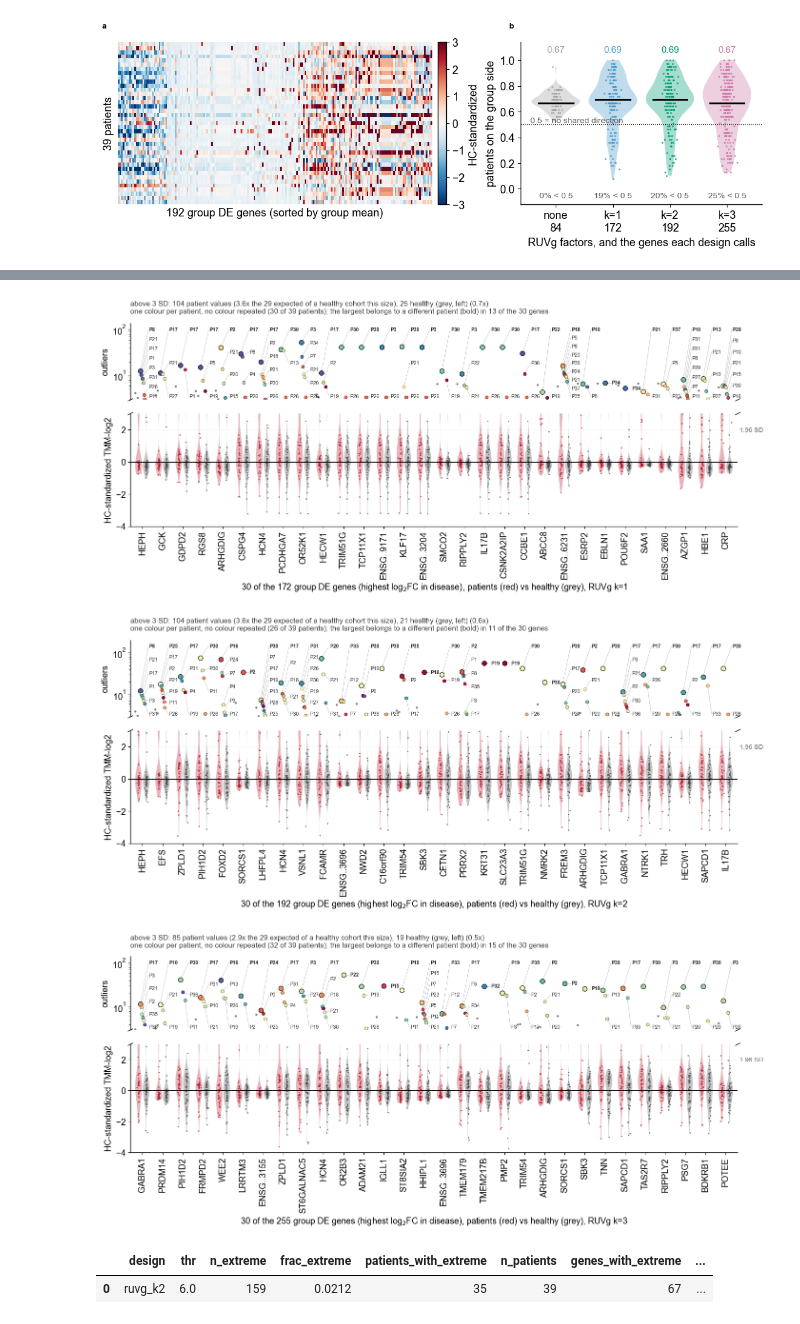
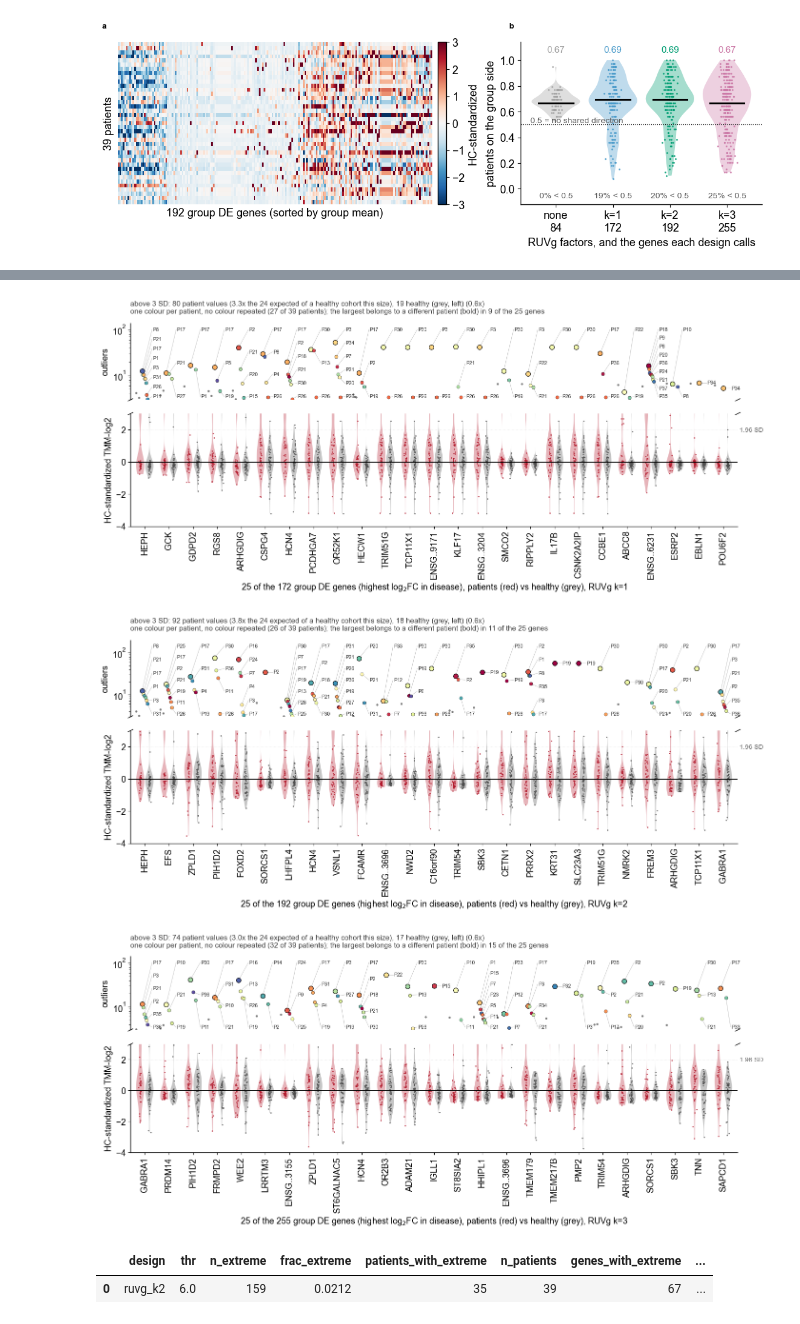
Before and after one commit to jmj3078/cfRNA_NormativeModeling, a Jupyter notebook: EDA/10_group_contrast_limits.ipynb, the cells around one changed output, grey strips where cells are left out. Cells and saved outputs as stored; diff of their text form; code cells hidden in the pictures.

```diff
--- a/EDA/10_group_contrast_limits.ipynb
+++ b/EDA/10_group_contrast_limits.ipynb
@@ -61,5 +58,5 @@ from analysis.plot_group_contrast import DESIGNS
 
 for d in DESIGNS:
     plot_top_degs(D, save_path=FIG / f'fig_group_top_degs_violin__{d}__{COHORT}.png',
-                  n_show=30, design=d, thr=3, rank='lfc')
+                  n_show=25, design=d, thr=3, rank='lfc')
 # %% [output]
@@ -67,6 +64,6 @@ for d in DESIGNS:
-[figure, old version]
+[figure, new version]
-[figure, old version]
+[figure, new version]
-[figure, old version]
+[figure, new version]
 # %%
 outlier_decomposition(D, save_path=OUT / f'outlier_decomposition__{COHORT}.csv').round(4)
 # %% [output]
```
Also changed, not shown: parts of 2 cells of this notebook, 6 other files.
